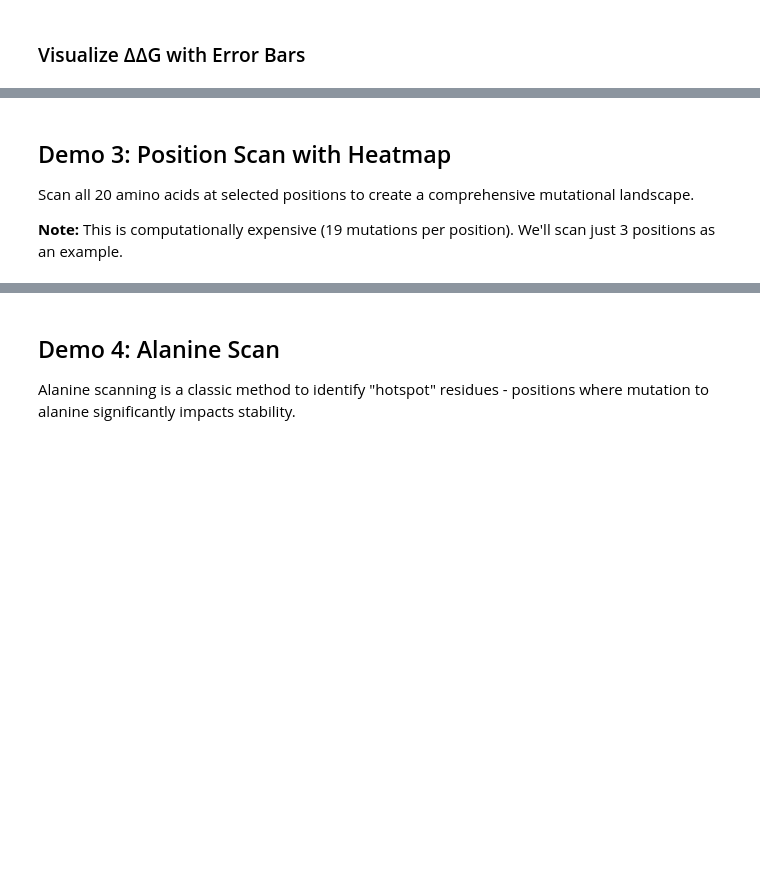
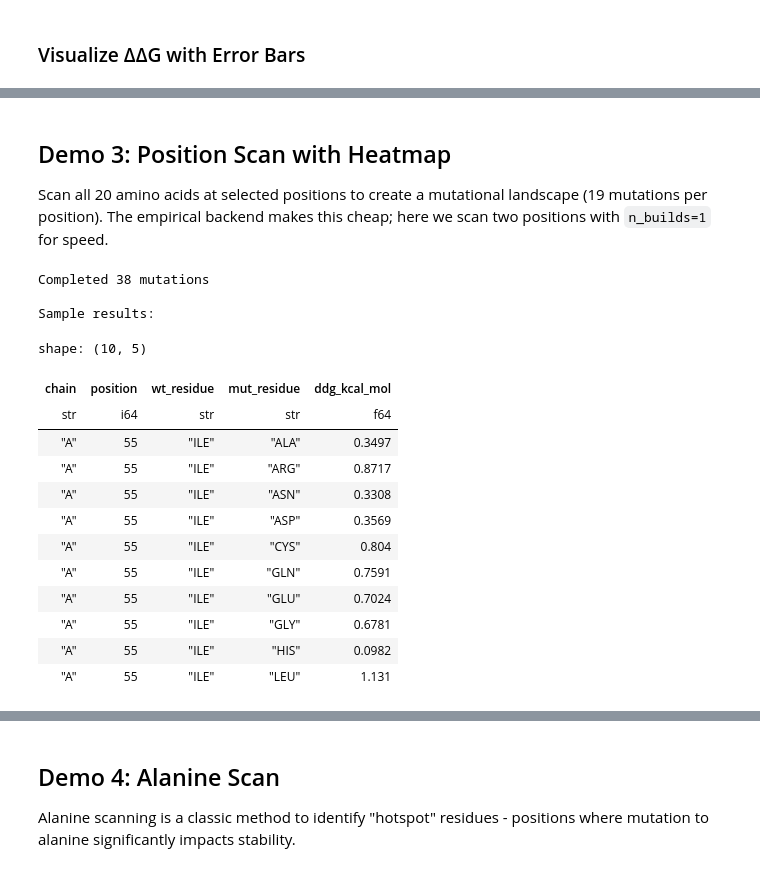
Before and after one commit to arikat/sicifus, a Jupyter notebook: examples/mutation_analysis_demo.ipynb, the cells around one changed output, grey strips where cells are left out. Saved outputs shown, nothing was run; the diff lists cells and outputs as text; code cells hidden in the pictures; blank space fills up the shorter version.

Commit message:
v0.6.0 -- updates to mutation prediction approach

```diff
--- a/examples/mutation_analysis_demo.ipynb
+++ b/examples/mutation_analysis_demo.ipynb
@@ -358,23 +440,39 @@ plt.show()
 # %% [markdown]
 ## Demo 3: Position Scan with Heatmap
 
-Scan all 20 amino acids at selected positions to create a comprehensive mutational landscape.
-
-**Note:** This is computationally expensive (19 mutations per position). We'll scan just 3 positions as an example.
+Scan all 20 amino acids at selected positions to create a mutational landscape
+(19 mutations per position). The empirical backend makes this cheap; here we scan
+two positions with `n_builds=1` for speed.
 # %%
-# Scan positions 24, 35, 56 (all 20 amino acids each)
-# These positions have known experimental data for some mutations
-scan_df = engine.position_scan(
+# Scan positions 55 (Ile) and 56 (Phe) across all 20 amino acids
+scan_df = scan(
     "1BNI.pdb",
     chain="A",
-    positions=[24, 35, 56],
-    max_iterations=1500,
-    constrain_backbone=True,  # Keep backbone fixed for speed
+    positions=[55, 56],
+    targets=lambda wt: ALL_AMINO_ACIDS,
+    n_builds=1,
 )
 
 print(f"Completed {len(scan_df)} mutations")
 print("\nSample results:")
 scan_df.head(10)
+# %% [output]
+Completed 38 mutations
+
+Sample results:
+shape: (10, 5)
+| chain | position | wt_residue | mut_residue | ddg_kcal_mol |
+| str | i64 | str | str | f64 |
+| "A" | 55 | "ILE" | "ALA" | 0.3497 |
+| "A" | 55 | "ILE" | "ARG" | 0.8717 |
+| "A" | 55 | "ILE" | "ASN" | 0.3308 |
+| "A" | 55 | "ILE" | "ASP" | 0.3569 |
+| "A" | 55 | "ILE" | "CYS" | 0.804 |
+| "A" | 55 | "ILE" | "GLN" | 0.7591 |
+| "A" | 55 | "ILE" | "GLU" | 0.7024 |
+| "A" | 55 | "ILE" | "GLY" | 0.6781 |
+| "A" | 55 | "ILE" | "HIS" | 0.0982 |
+| "A" | 55 | "ILE" | "LEU" | 1.131 |
 # %%
 # Create heatmap visualization
 plot_position_scan_heatmap(
```
Also changed, not shown: parts of 19 cells of this notebook, 22 other files.
